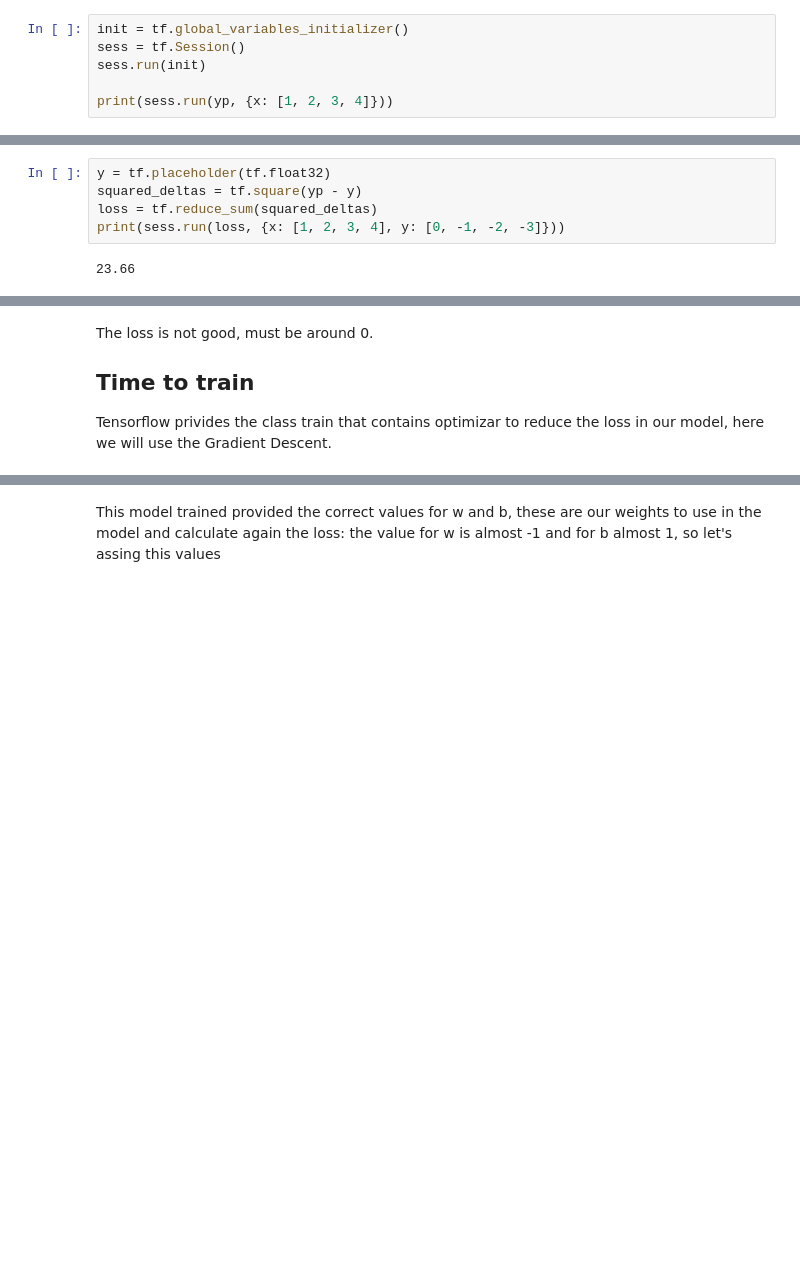
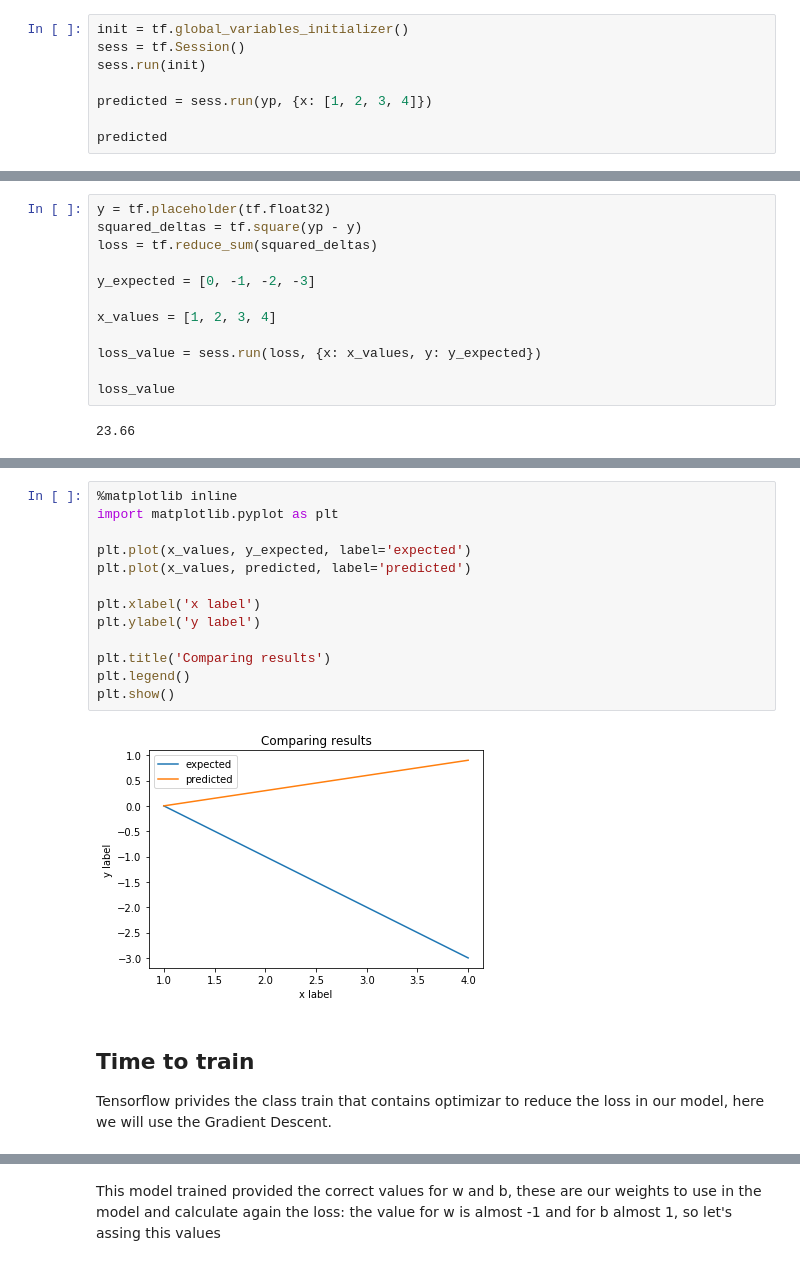
Before and after one commit to pedrosanzmtz/RNAClass, a Jupyter notebook: Hello_TensorFlow.ipynb, the cells around one changed output, grey strips where cells are left out. Saved outputs shown, nothing was run; the diff lists cells and outputs as text; blank space fills up the shorter version.

Commit message:
Add links and plots

```diff
--- a/Hello_TensorFlow.ipynb
+++ b/Hello_TensorFlow.ipynb
@@ -119,5 +142,7 @@ init = tf.global_variables_initializer()
 sess = tf.Session()
 sess.run(init)
 
-print(sess.run(yp, {x: [1, 2, 3, 4]}))
+predicted = sess.run(yp, {x: [1, 2, 3, 4]})
+
+predicted
 # %% [output]
@@ -128,6 +153,13 @@ Now we have our model, we need to evaluate how good it is. We calculate the eval
 y = tf.placeholder(tf.float32)
 squared_deltas = tf.square(yp - y)
 loss = tf.reduce_sum(squared_deltas)
-print(sess.run(loss, {x: [1, 2, 3, 4], y: [0, -1, -2, -3]}))
+
+y_expected = [0, -1, -2, -3]
+
+x_values = [1, 2, 3, 4]
+
+loss_value = sess.run(loss, {x: x_values, y: y_expected})
+
+loss_value
 # %% [output]
 23.66
@@ -134,5 +172,19 @@ print(sess.run(loss, {x: [1, 2, 3, 4], y: [0, -1, -2, -3]}))
+# %%
+%matplotlib inline
+import matplotlib.pyplot as plt
+
+plt.plot(x_values, y_expected, label='expected')
+plt.plot(x_values, predicted, label='predicted')
+
+plt.xlabel('x label')
+plt.ylabel('y label')
+
+plt.title('Comparing results')
+plt.legend()
+plt.show()
+# %% [output]
+[figure, added]
 # %% [markdown]
-The loss is not good, must be around 0.
 ## Time to train
 Tensorflow privides the class train that contains optimizar to reduce the loss in our model, here we will use the Gradient Descent.
 # %%
```
Also changed, not shown: parts of 16 cells of this notebook.
